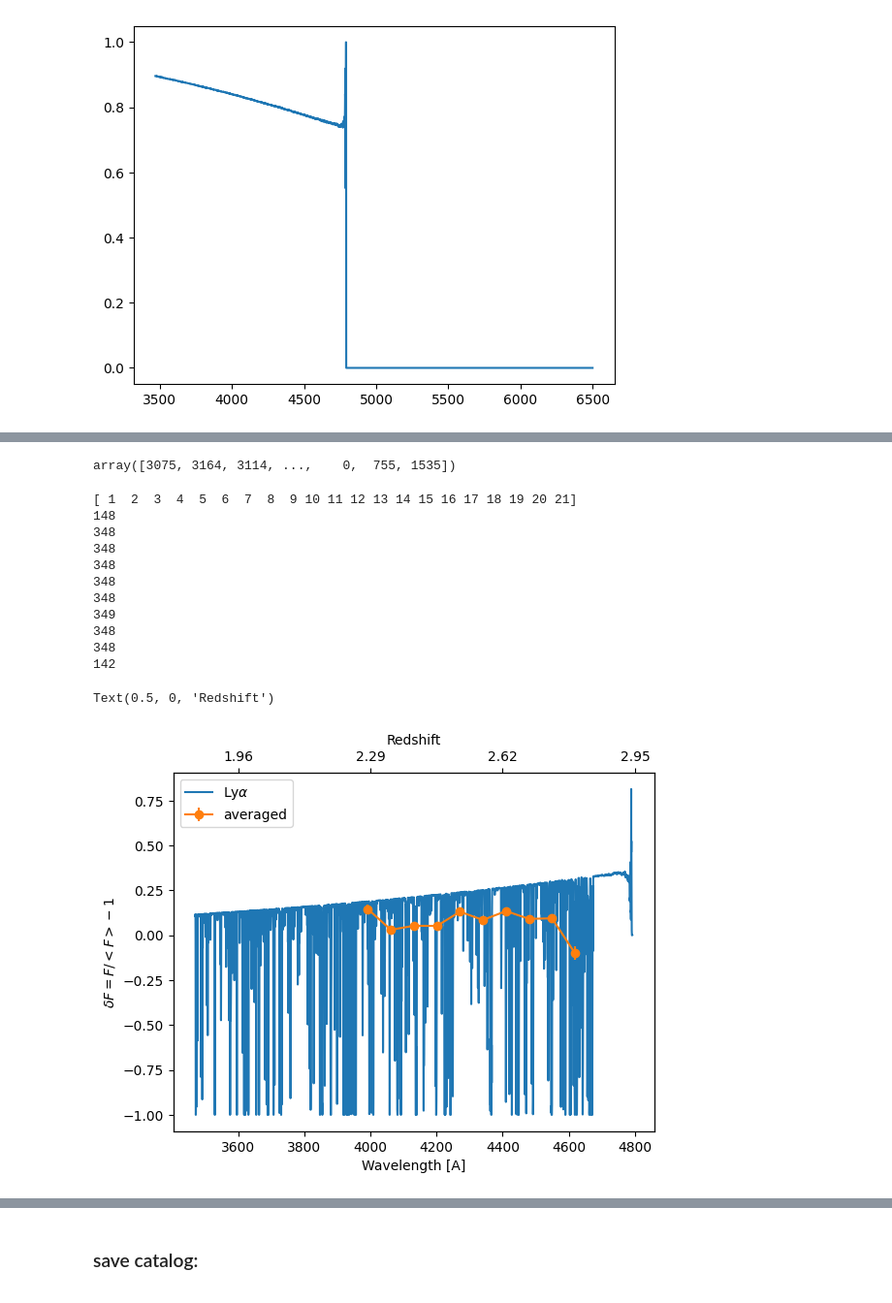
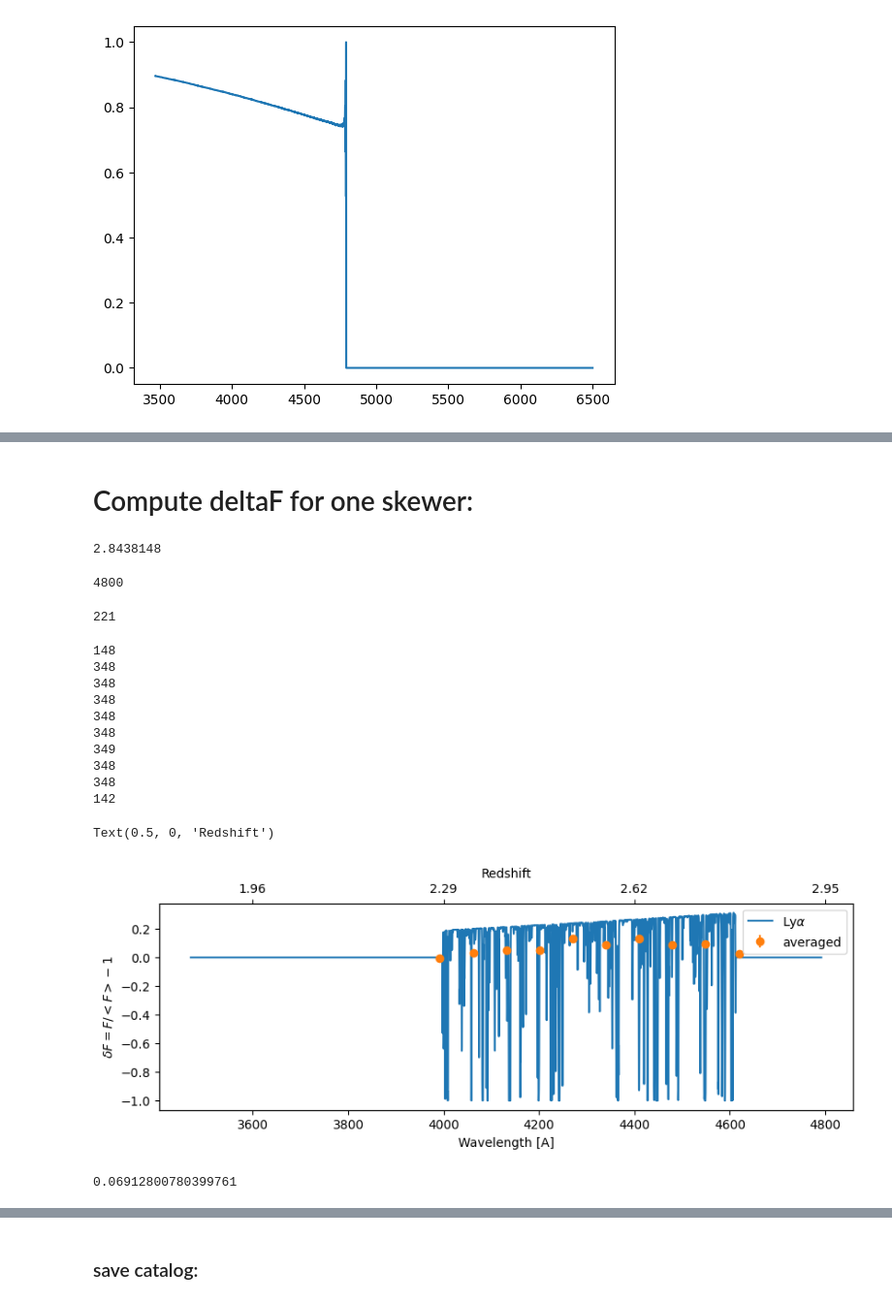
Before and after one commit to hangqianjun/lya_forest_clustering_z, a Jupyter notebook: lya_tests.ipynb, the cells around one changed output, grey strips where cells are left out. Shown at 97% size. Cells and saved outputs as stored; diff of their text form; code cells hidden in the pictures.

Commit message:
debugging, cross checking with Laura's deltas

```diff
--- a/lya_tests.ipynb
+++ b/lya_tests.ipynb
@@ -38,7 +38,8 @@ def save_catalog_to_fits(fname, data_matrix):
     t = fits.BinTableHDU.from_columns(c)
     t.writeto(fname)
 # %%
-hdu=fits.open('/global/cfs/cdirs/desicollab/users/lauracdp/photo-z_box/skewers/output_files/13/1375/transmission-16-1375.fits.gz')
+simroot = "/global/cfs/cdirs/desicollab/users/lauracdp/photo-z_box/skewers_full_sky/output_files/"
+hdu=fits.open(simroot + '13/1375/transmission-16-1375.fits.gz')
 # %%
 wave=hdu[2].data
 ra=hdu[1].data['RA']
@@ -54,16 +73,14 @@ ind = red<3.0
 # %%
 # compute the avg F:
 
-num = [0,1,2,3,4,5,6,7,8,9,10,11,12,13,14,15,16,17,18,19,20,21,22,23,25,27,28,30]
-root = "/global/cfs/cdirs/desicollab/users/lauracdp/photo-z_box/skewers/output_files/"
+#num = [0,1,2,3,4,5,6,7,8,9,10,11,12,13,14,15,16,17,18,19,20,21,22,23,25,27,28,30]
+root = "/global/cfs/cdirs/desicollab/users/lauracdp/photo-z_box/skewers_full_sky/output_files/"
 
 #N_spectra = 0
 mean_spectra = np.zeros(len(red))
-lambda_rf_min=1040
-lambda_rf_max=1200
 tot_weights=0
 tot_flux=0
-for ii in num:
+for ii in range(31):
 
     if ii%5 == 0:
         print(f"Working on directory {ii}/")
@@ -75,6 +92,7 @@ for ii in num:
         fname = get_file_from_folder(ffroot)
         hdu=fits.open(fname)
         F=hdu['F_LYA'].data
+        wave=hdu[2].data
         zq=hdu[1].data['Z']
 
         in_forest=np.empty(F.shape, dtype=bool)
@@ -124,5 +135,8 @@ Text(0, 0.5, '$<F>$')
+# %% [markdown]
+# Compute deltaF for one skewer:
 # %%
-hdu=fits.open('/global/cfs/cdirs/desicollab/users/lauracdp/photo-z_box/skewers/output_files/13/1375/transmission-16-1375.fits.gz')
+simroot = "/global/cfs/cdirs/desicollab/users/lauracdp/photo-z_box/skewers_full_sky/output_files/"
+hdu=fits.open(simroot + '13/1375/transmission-16-1375.fits.gz')
 
 wave=hdu[2].data
 emit = 1215.67
@@ -136,73 +150,71 @@ for iq in range(len(zq)):
     lambda_obs_min=lambda_rf_min*(1+zq[iq])
     lambda_obs_max=lambda_rf_max*(1+zq[iq])
     in_forest[iq]=np.logical_and(wave > lambda_obs_min, wave < lambda_obs_max)
+# %%
+print(zq[0])
+# %% [output]
+2.8438148
+# %%
+print(lambda_rf_max*(1+3))
+# %% [output]
+4800
 # %%
-np.sum(in_forest,axis=1)
+tot_pix = np.sum(in_forest,axis=1)
+print(len(tot_pix[tot_pix==0]))
 # %% [output]
-array([3075, 3164, 3114, ...,    0,  755, 1535])
+221
 # %%
-fig, axs = pl.subplots(1,1)
+fig, axs = pl.subplots(1,1,figsize=[10,3])
 kk = 0
 F = hdu['F_LYA'].data[kk]#[ind]
-pl.plot(wave,F/mean_spectra[:,1]-1,label=r'Ly$\alpha$')
+pl.plot(wave,(F/mean_spectra[:,1]-1)*in_forest[kk].astype(int),label=r'Ly$\alpha$')
 #plt.plot(wave,hdu['F_LYB'].data[0],label=r'Ly$\beta$')
-
 pl.xlabel('Wavelength [A]')
 pl.ylabel('$\\delta F = F/ <F>-1$')
-#plt.xlim(3500,3700)
-#plt.ylim(-0.05,1.05)
-#plt.title('Lya & Lyb transmited flux fraction')
-
-#plt.show()
 
 # compute the averaged spectra:
-nbin=20
-ind = red<3.0
-bin_edges = np.linspace(red[ind][0], red[ind][-1], nbin+1)
-#print(bin_edges)
-bin_cen = (bin_edges[1:]+bin_edges[:-1])/2.
-
 bin_tag = np.digitize(red, bin_edges)
-print(np.unique(bin_tag))
-
 for kk in range(1):
     avg_skewers = np.zeros(nbin)
     error = np.zeros(nbin)
     weight = in_forest[kk].astype(int)
+    delta = (hdu['F_LYA'].data[kk]/mean_spectra[:,1]-1)*in_forest[kk].astype(int)
     for ii in range(nbin):
         useind = bin_tag == ii+1
         if np.sum(weight[useind])!=0:
-            avg_skewers[ii] = np.sum(hdu['F_LYA'].data[kk][useind]/mean_spectra[useind,1]-1)/np.sum(weight[useind])
-            error[ii] = np.std(hdu['F_LYA'].data[kk][useind]/mean_spectra[useind,1]-1)/np.sqrt(sum(weight[useind]))
+            avg_skewers[ii] = np.sum(delta[useind])/np.sum(weight[useind])
+            error[ii] = np.std(delta[useind])/np.sqrt(sum(weight[useind]))
             print(np.sum(weight[useind]))
         else:
             avg_skewers[ii] = np.nan
     plot_ind = ~np.isnan(avg_skewers)
     pl.errorbar((bin_cen[plot_ind]+1)*emit, avg_skewers[plot_ind], yerr=error[plot_ind],
-                fmt='o-',label="averaged")
+                fmt='o',label="averaged")
 pl.legend()
 
 ax2 = axs.twiny()
 ax2.set_xlim(axs.get_xlim())
 new_loc = np.array([3600, 4000, 4400, 4800])
 ax2.set_xticks(new_loc)
 new_x = np.round(wave_2_z(new_loc),2)
 ax2.set_xticklabels(new_x)
 ax2.set_xlabel("Redshift")
-
 #pl.xlabel("redshift")
 #pl.ylabel("$\\delta F$")
 # %% [output]
-[ 1  2  3  4  5  6  7  8  9 10 11 12 13 14 15 16 17 18 19 20 21]
 148
 348
 348
 348
 348
 348
 349
 348
 348
 142
 Text(0.5, 0, 'Redshift')
-[figure, old version]
+[figure, new version]
+# %%
+print(np.mean(avg_skewers[plot_ind]))
+# %% [output]
+0.06912800780399761
```
Also changed, not shown: parts of 50 cells of this notebook, 5 other files.
